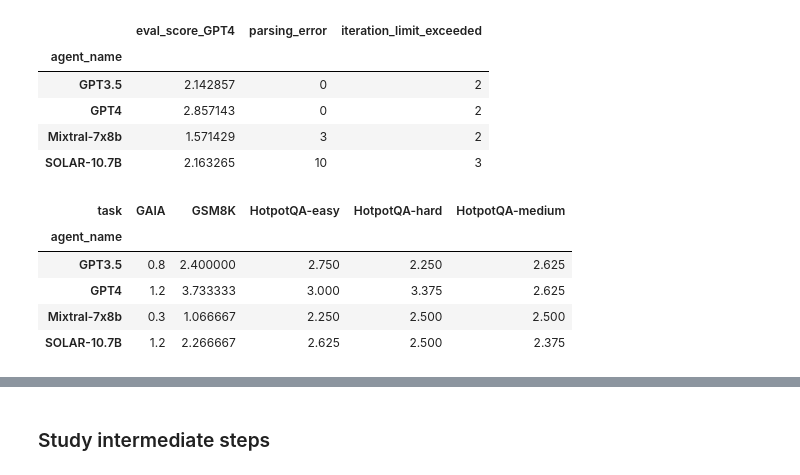
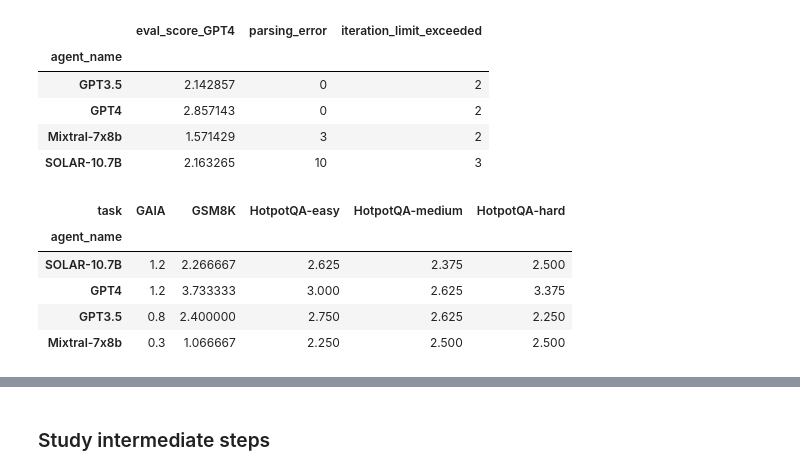
Before and after one commit to aymeric-roucher/benchmark_agents, a Jupyter notebook: benchmark.ipynb, the cells around one changed output, grey strips where cells are left out. Saved outputs shown, nothing was run; the diff lists cells and outputs as text; code cells hidden in the pictures.

Commit message:
Correct result display order

```diff
--- a/benchmark.ipynb
+++ b/benchmark.ipynb
@@ -317,16 +317,16 @@ result_df.groupby("agent_name").agg(
 | Mixtral-7x8b | 1.571429 | 3 | 2 |
 | SOLAR-10.7B | 2.163265 | 10 | 3 |
 # %%
-task_order = {'GSM8K':1, 'GAIA':2, 'HotpotQA-easy':3, 'HotpotQA-medium':4, 'HotpotQA-hard': 5}
+task_order = {'GAIA':1, 'GSM8K':2, 'HotpotQA-easy':3, 'HotpotQA-medium':4, 'HotpotQA-hard': 5}
 result_df = result_df.assign(x=result_df['task'].map(task_order)).sort_values('x').drop('x',axis=1)
-agg_df = result_df.groupby(["agent_name", "task"])[f"eval_score_{eval_model_name}"].mean()
+agg_df = result_df.groupby(["agent_name", "task"], sort=False)[f"eval_score_{eval_model_name}"].mean()
 display(agg_df.unstack())
 # %% [output]
-| task | GAIA | GSM8K | HotpotQA-easy | HotpotQA-hard | HotpotQA-medium |
+| task | GAIA | GSM8K | HotpotQA-easy | HotpotQA-medium | HotpotQA-hard |
 | agent_name |  |  |  |  |  |
-| GPT3.5 | 0.8 | 2.400000 | 2.750 | 2.250 | 2.625 |
-| GPT4 | 1.2 | 3.733333 | 3.000 | 3.375 | 2.625 |
+| SOLAR-10.7B | 1.2 | 2.266667 | 2.625 | 2.375 | 2.500 |
+| GPT4 | 1.2 | 3.733333 | 3.000 | 2.625 | 3.375 |
+| GPT3.5 | 0.8 | 2.400000 | 2.750 | 2.625 | 2.250 |
 | Mixtral-7x8b | 0.3 | 1.066667 | 2.250 | 2.500 | 2.500 |
-| SOLAR-10.7B | 1.2 | 2.266667 | 2.625 | 2.500 | 2.375 |
 # %%
 agg_df = agg_df / 4 * 100 # set results in percentage
```
Also changed, not shown: parts of 2 cells of this notebook.
